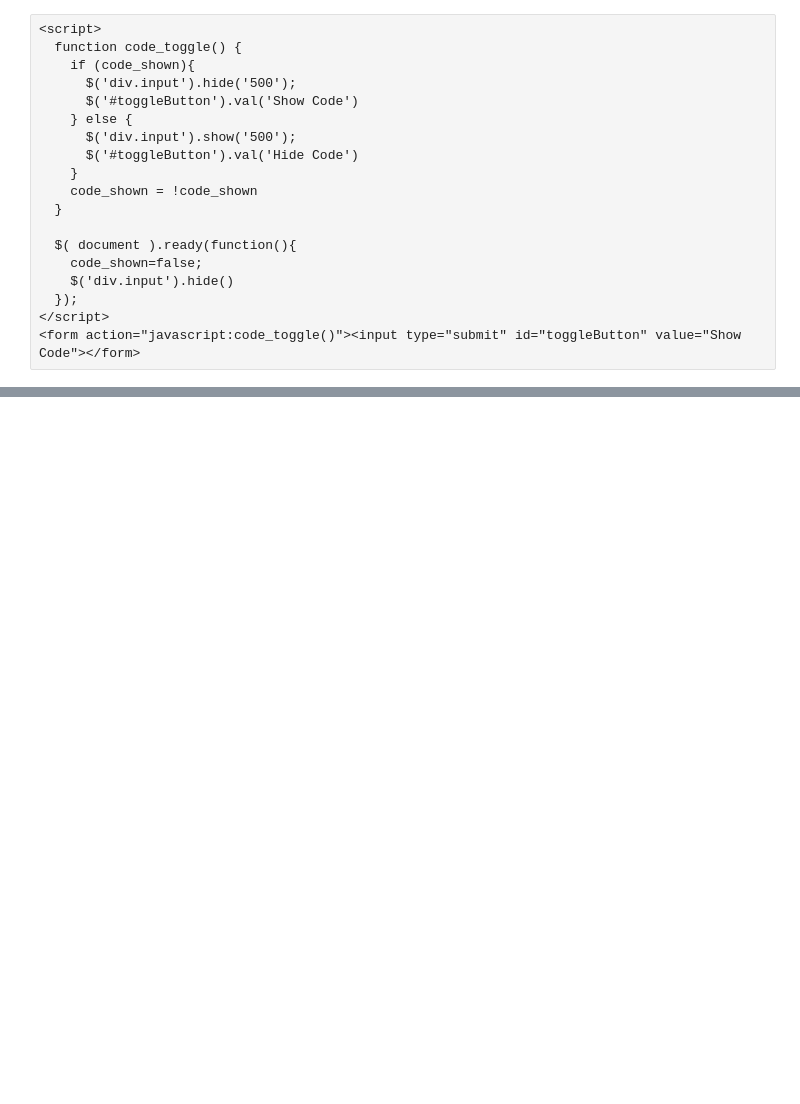
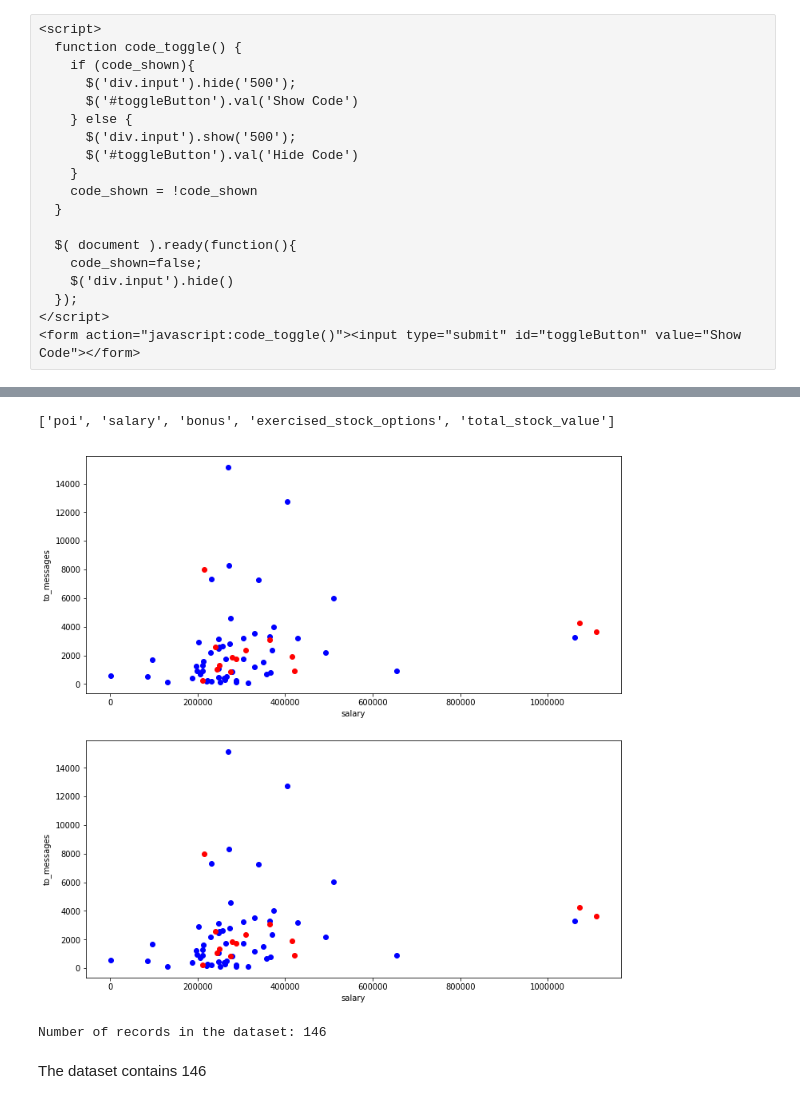
Before and after one commit to joewa/ud120-projects, a Jupyter notebook: final_project/final_project.ipynb, the cells around one changed output, grey strips where cells are left out. Saved outputs shown, nothing was run; the diff lists cells and outputs as text; code cells hidden in the pictures; blank space fills up the shorter version.

```diff
--- a/final_project/final_project.ipynb
+++ b/final_project/final_project.ipynb
@@ -20 +477,42 @@
+# %%
+
+# fig, ax = plt.subplots()
+
+def demo_plot_2features(ax, df):
+    cols = df.columns[~df.columns.isin(['poi'])]
+    def plot_s(d, color=None, label=None):
+        X = d[cols[0]]
+        Y = d[cols[1]]
+        ax.plot(X,Y, 'o', marker='o', color=color)# color, label=label)
+    d_npoi = df[df['poi'] == False]
+    plot_s(d_npoi, color='blue', label='not POI')
+
+    d_poi = df[df['poi'] == True]
+    plot_s(d_poi, color='red', label='is POI')
+    ax.set_xlabel(cols[0])
+    ax.set_ylabel(cols[1])
+
+#fig = plt.figure(figsize=(12,9))
+#(ax1, ax2, ax3) = fig.add_subplot(3, 1, 1)
+# fig, (ax1, ax2, ax3, ax4) = plt.subplots(4, figsize=(12,12))
+features2plot = ['poi'] + features_financial_basic + features_financial_stock
+print(features2plot)
+pnum = 2 #len(test_countries)
+fig, ax = plt.subplots(pnum, figsize=(12,12))
+
+for pos in range(pnum):
+    demo_plot_2features(ax[pos], df)
+    #ax[pos].plot([ testi[pos]['Median GDP per capita'], testi[pos]['GDP per capita'] ], [0,0], 'o')
+#ax[pnum-1].set_xlabel("Categories (bins) of income in $")
+
+plt.show()
+# %% [output]
+['poi', 'salary', 'bonus', 'exercised_stock_options', 'total_stock_value']
+[figure, added]
+# %%
+print("Number of records in the dataset: {}".format(len(df.index)))
+# %% [output]
+Number of records in the dataset: 146
+# %% [markdown]
+The dataset contains 146
 # %% [markdown]
```
Also changed, not shown: parts of 50 cells of this notebook, 5 other files.
